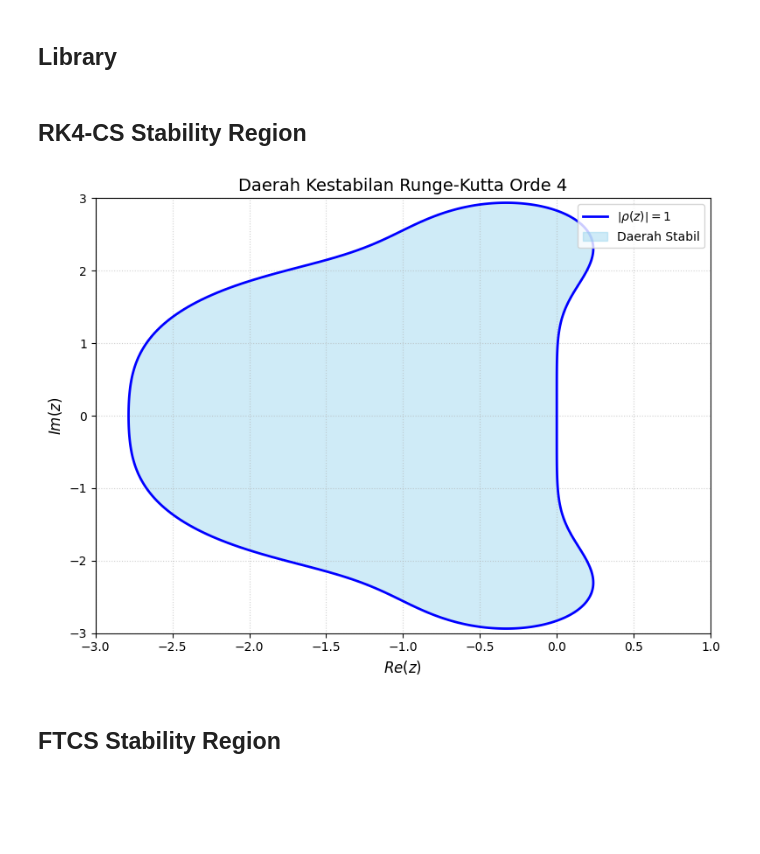
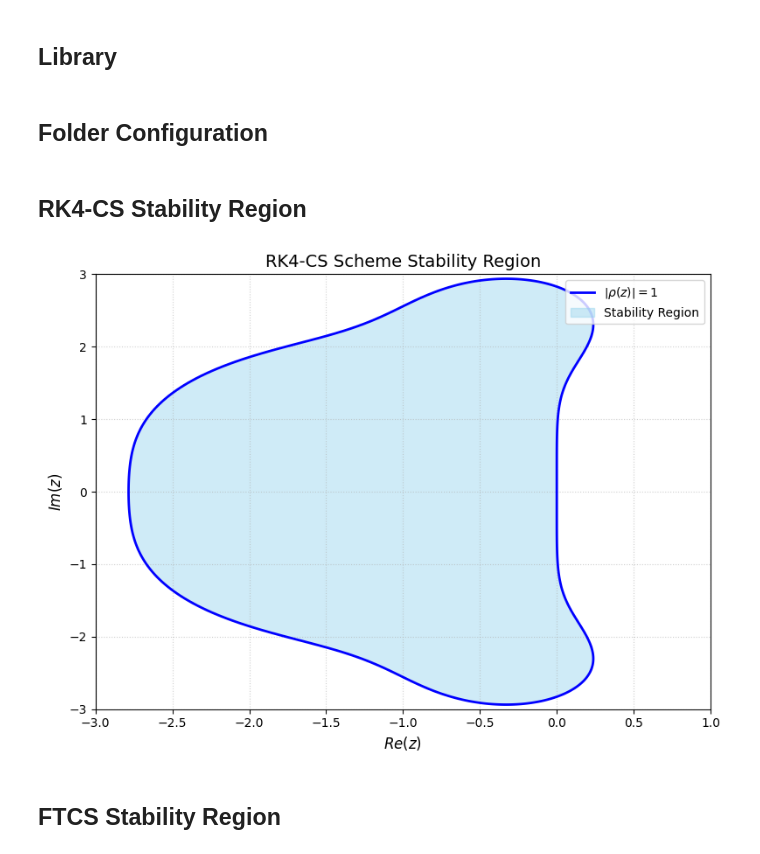
Before and after one commit to Aldiansyah-ar/Thesis, a Jupyter notebook: asset.ipynb, the cells around one changed output. Cells and saved outputs as stored; diff of their text form; code cells hidden in the pictures; blank space fills up the shorter version.

```diff
--- a/asset.ipynb
+++ b/asset.ipynb
@@ -4,3 +6,5 @@
 import numpy as np
 import matplotlib.pyplot as plt
 from moviepy import VideoFileClip, concatenate_videoclips
+# %% [markdown]
+## Folder Configuration
@@ -9,34 +15,34 @@ from moviepy import VideoFileClip, concatenate_videoclips
 # %%
 x = np.linspace(-3.0, 1.0, 500)
 y = np.linspace(-3.0, 3.0, 500)
 X, Y = np.meshgrid(x, y)
 Z = X + 1j*Y
 
 # Amplification factor
 G = 1 + Z + Z**2/2 + Z**3/6 + Z**4/24
 Magnitude = np.abs(G)
 
 plt.figure(figsize=(8, 6))
 
 plt.contourf(X, Y, Magnitude, levels=[0, 1], colors=['skyblue'], alpha=0.4)
 plt.contour(X, Y, Magnitude, levels=[1], colors='blue', linewidths=2)
 
-plt.title('Daerah Kestabilan Runge-Kutta Orde 4', fontsize=14)
+plt.title('RK4-CS Scheme Stability Region', fontsize=14)
 plt.xlabel(r'$Re(z)$', fontsize=12)
 plt.ylabel(r'$Im(z)$', fontsize=12)
 
 plt.xlim(-3.0, 1.0)
 plt.ylim(-3.0, 3.0)
 plt.grid(True, linestyle=':', alpha=0.6)
 
 plt.plot([], [], color='blue', linewidth=2, label=r'$\left|\rho(z)\right| = 1$')
-plt.fill_between([], [], color='skyblue', alpha=0.4, label='Daerah Stabil')
+plt.fill_between([], [], color='skyblue', alpha=0.4, label='Stability Region')
 plt.legend(loc='upper right')
 
 plt.tight_layout()
 plt.show()
 # %% [output]
-[figure, old version]
+[figure, new version]
 # %% [markdown]
 ## FTCS Stability Region
 # %%
```
Also changed, not shown: parts of 5 cells of this notebook, 29 other files.
